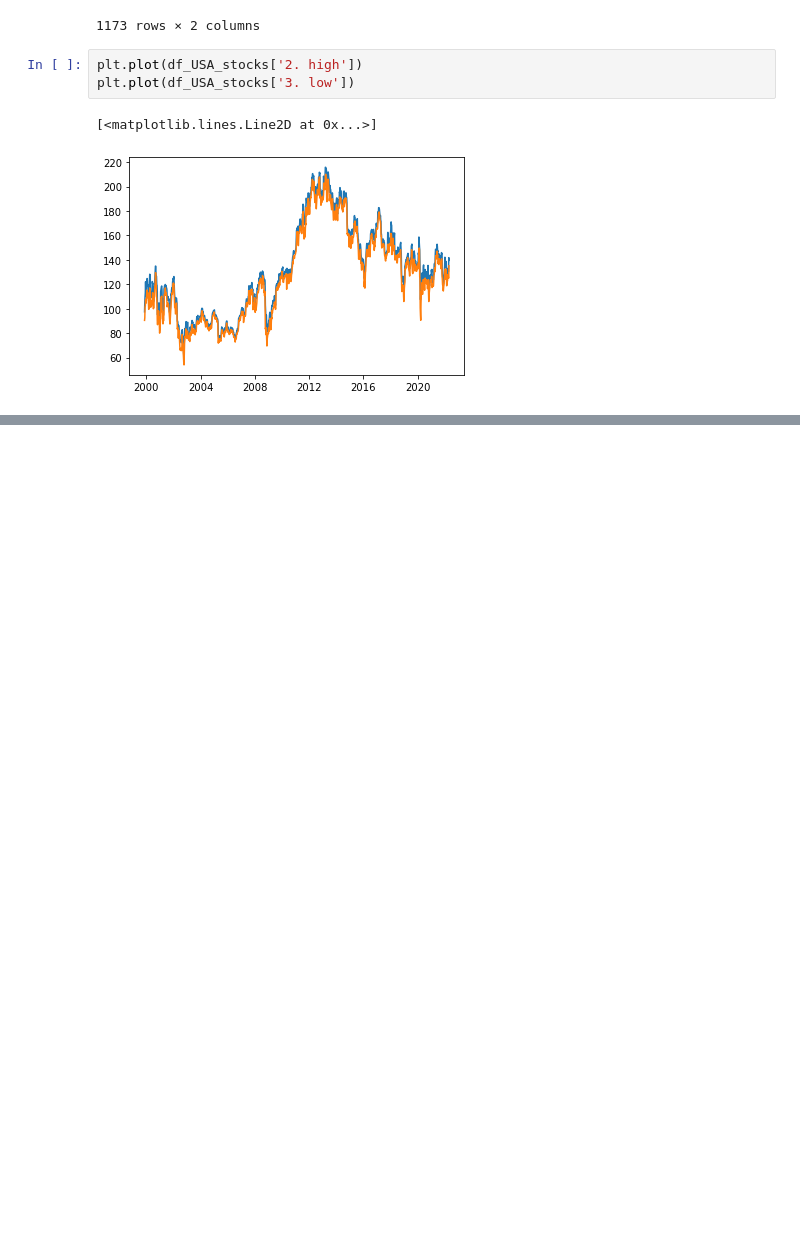
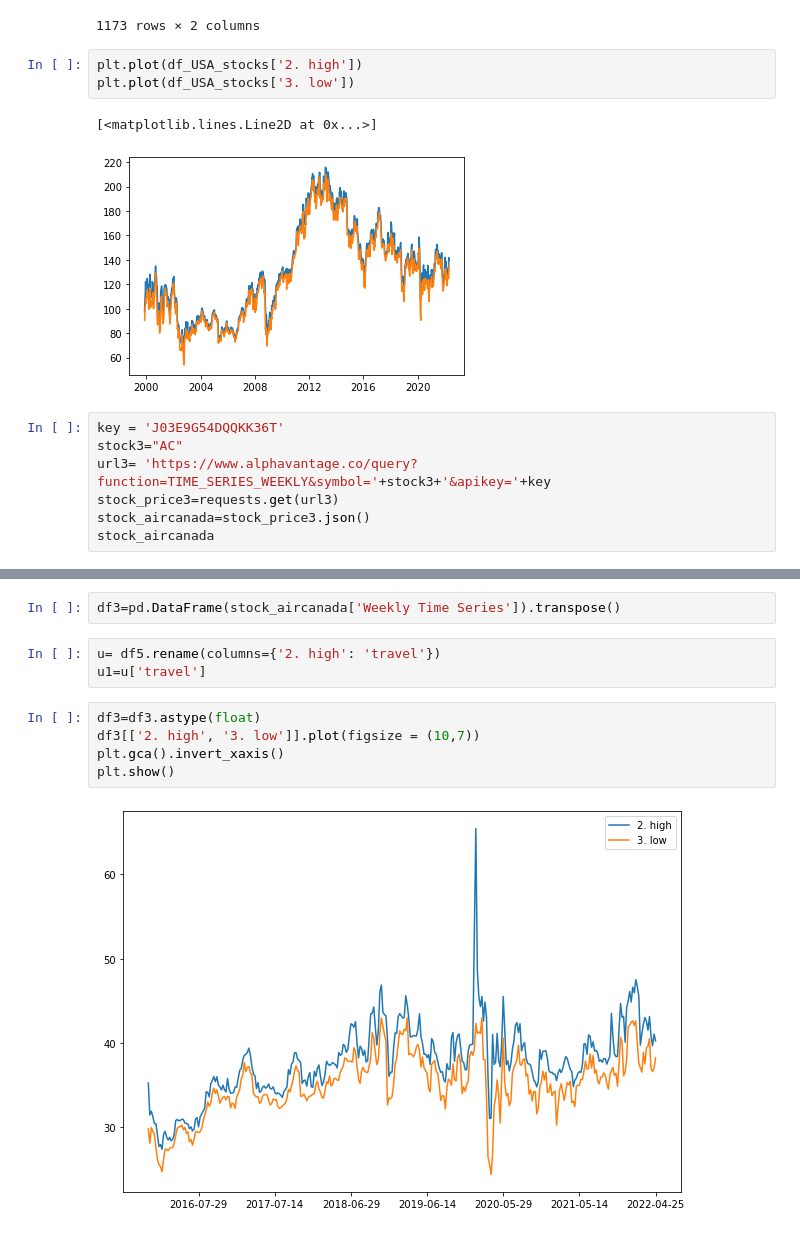
Before and after one commit to AIDA-Saskatchewan-polytechnic/Group-3-Final-Project, a Jupyter notebook: Project_Submit.ipynb, the cells around one changed output, grey strips where cells are left out. Cells and saved outputs as stored; diff of their text form; blank space fills up the shorter version.

```diff
--- a/Project_Submit.ipynb
+++ b/Project_Submit.ipynb
@@ -288,3 +229,10 @@ plt.plot(df_USA_stocks['3. low'])
 # %% [output]
 [<matplotlib.lines.Line2D at 0x...>]
 [figure]
+# %%
+key = 'J03E9G54DQQKK36T'
+stock3="AC"
+url3= 'https://www.alphavantage.co/query?function=TIME_SERIES_WEEKLY&symbol='+stock3+'&apikey='+key
+stock_price3=requests.get(url3)
+stock_aircanada=stock_price3.json()
+stock_aircanada
@@ -290,0 +257,12 @@ plt.plot(df_USA_stocks['3. low'])
+# %%
+df3=pd.DataFrame(stock_aircanada['Weekly Time Series']).transpose()
+# %%
+u= df5.rename(columns={'2. high': 'travel'})
+u1=u['travel']
+# %%
+df3=df3.astype(float)
+df3[['2. high', '3. low']].plot(figsize = (10,7))
+plt.gca().invert_xaxis()
+plt.show()
+# %% [output]
+[figure, added]
```
Also changed, not shown: parts of 33 cells of this notebook.
